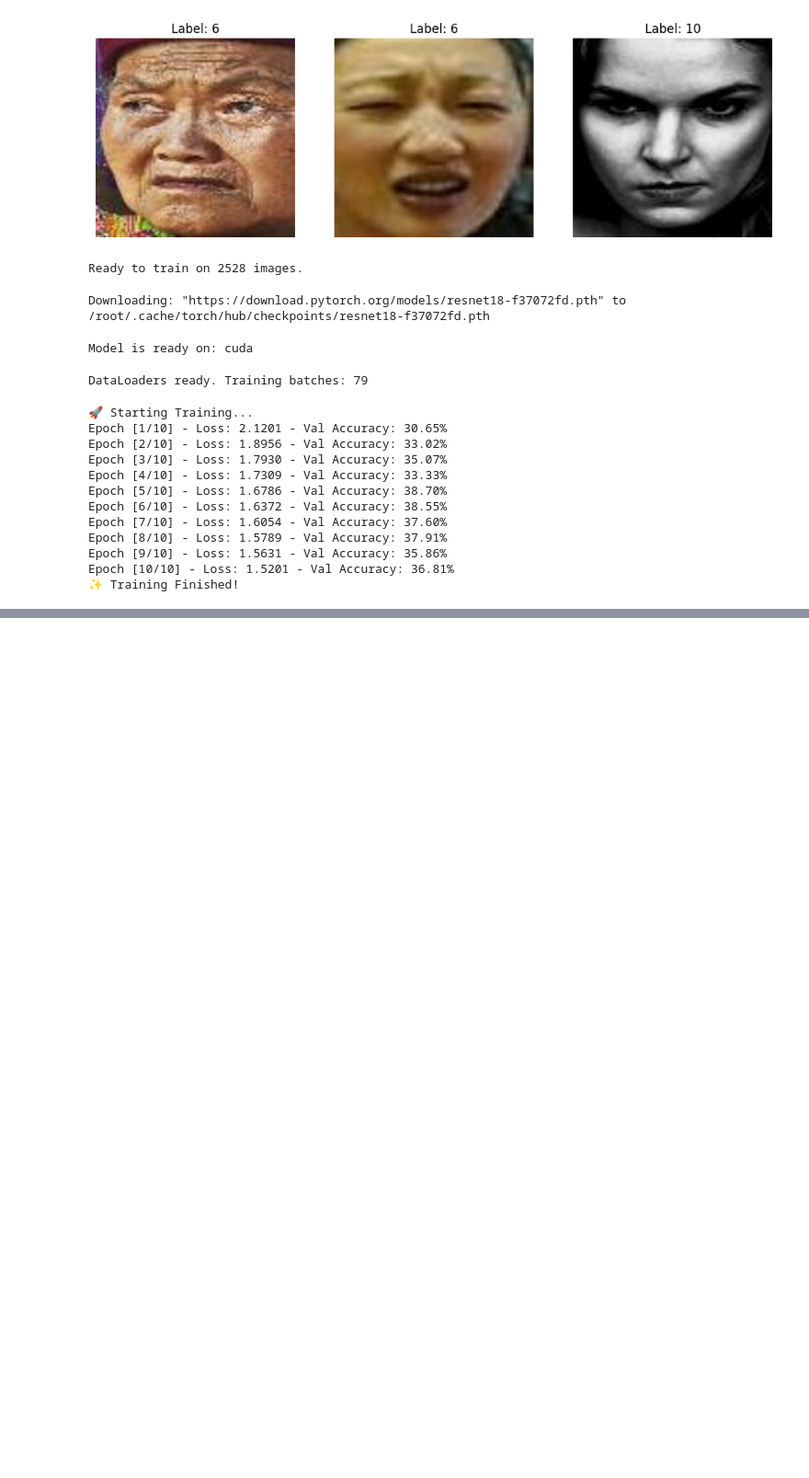
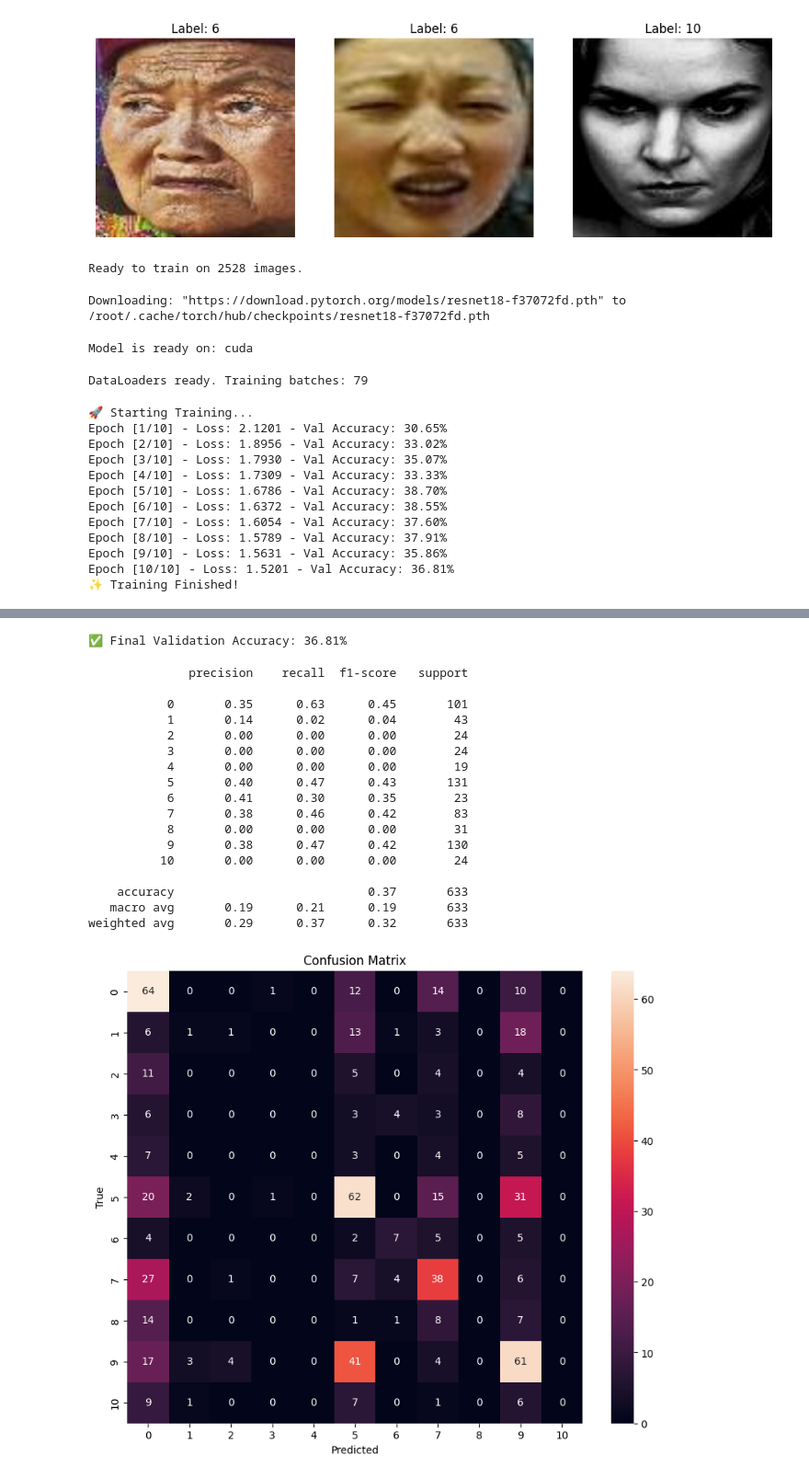
Before and after one commit to KaabiHiba/FER-CE-Project, a Jupyter notebook: data_loading_moncef.ipynb, the cells around one changed output, grey strips where cells are left out. Shown: that part at 92% size. Saved outputs shown, nothing was run; the diff lists cells and outputs as text; code cells hidden in the pictures; blank space fills up the shorter version.

```diff
--- a/data_loading_moncef.ipynb
+++ b/data_loading_moncef.ipynb
@@ -332,0 +357,65 @@ Epoch [10/10] - Loss: 1.5201 - Val Accuracy: 36.81%
+# %%
+model.eval()
+correct = 0
+total = 0
+
+with torch.no_grad():
+    for inputs, labels in val_loader:
+        inputs, labels = inputs.to(device), labels.to(device)
+        outputs = model(inputs)
+        _, predicted = torch.max(outputs, 1)
+
+        total += labels.size(0)
+        correct += (predicted == labels).sum().item()
+
+print(f"✅ Final Validation Accuracy: {100 * correct / total:.2f}%")
+# %% [output]
+✅ Final Validation Accuracy: 36.81%
+# %%
+from sklearn.metrics import confusion_matrix, classification_report
+import seaborn as sns
+
+y_true = []
+y_pred = []
+
+model.eval()
+with torch.no_grad():
+    for inputs, labels in val_loader:
+        inputs, labels = inputs.to(device), labels.to(device)
+        outputs = model(inputs)
+        _, predicted = torch.max(outputs, 1)
+
+        y_true.extend(labels.cpu().numpy())
+        y_pred.extend(predicted.cpu().numpy())
+
+# Report
+print(classification_report(y_true, y_pred))
+
+# Confusion Matrix
+cm = confusion_matrix(y_true, y_pred)
+
+plt.figure(figsize=(10,8))
+sns.heatmap(cm, annot=True, fmt='d')
+plt.title("Confusion Matrix")
+plt.xlabel("Predicted")
+plt.ylabel("True")
+plt.show()
+# %% [output]
+              precision    recall  f1-score   support
+
+           0       0.35      0.63      0.45       101
+           1       0.14      0.02      0.04        43
+           2       0.00      0.00      0.00        24
+           3       0.00      0.00      0.00        24
+           4       0.00      0.00      0.00        19
+           5       0.40      0.47      0.43       131
+           6       0.41      0.30      0.35        23
+           7       0.38      0.46      0.42        83
+           8       0.00      0.00      0.00        31
+           9       0.38      0.47      0.42       130
+          10       0.00      0.00      0.00        24
+
+    accuracy                           0.37       633
+   macro avg       0.19      0.21      0.19       633
+weighted avg       0.29      0.37      0.32       633
+[figure, added]
```
Also changed, not shown: parts of 3 cells of this notebook.
